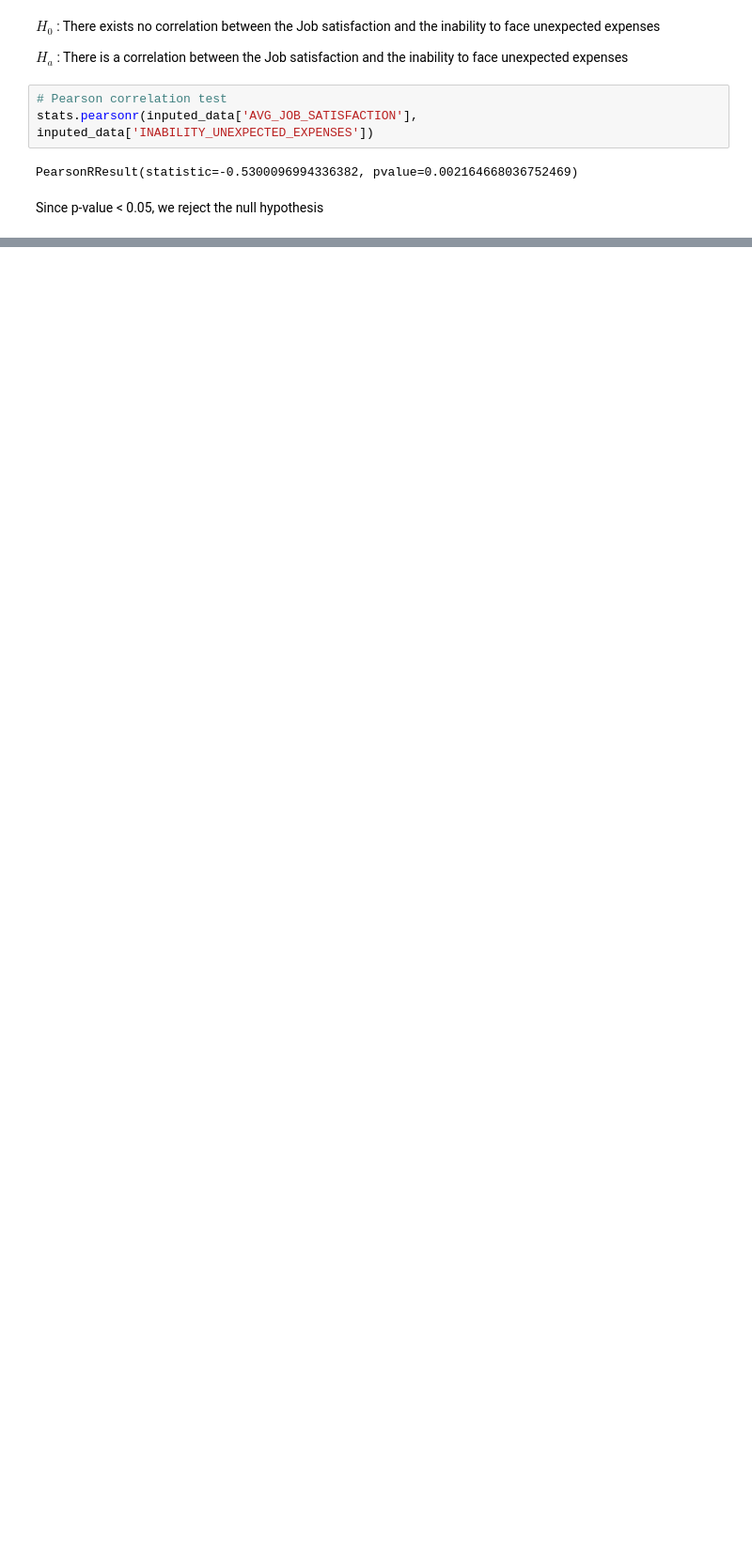
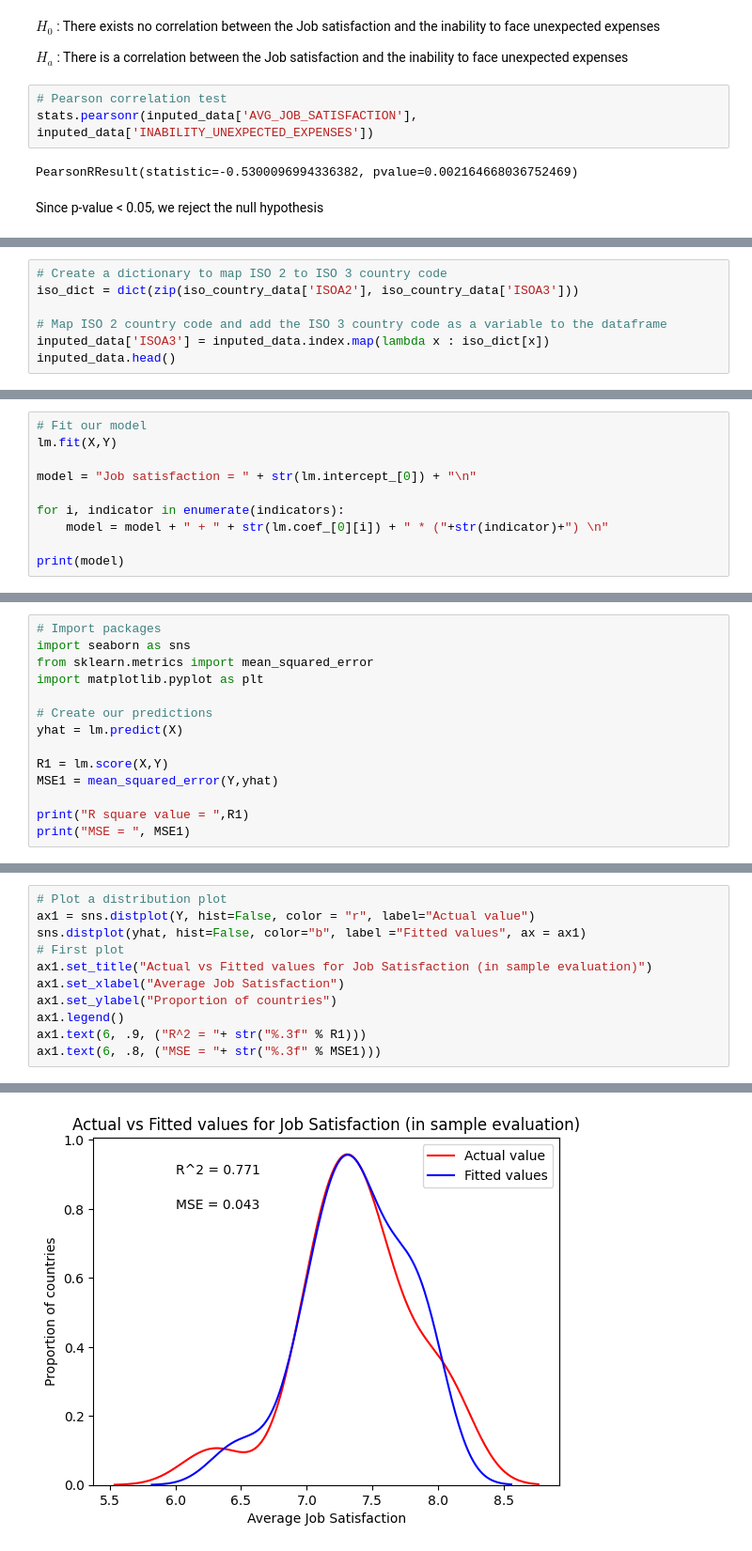
Before and after one commit to OsvaldoValdivia/P4-Job_satisfaction, a Jupyter notebook: P4-Job_satisfaction.ipynb, the cells around one changed output, grey strips where cells are left out. Shown at 94% size. Drawn from its saved outputs; the diff is of its cells as text; blank space fills up the shorter version.

Commit message:
Add plotly visuals to change and first models

```diff
--- a/P4-Job_satisfaction.ipynb
+++ b/P4-Job_satisfaction.ipynb
@@ -449,0 +564,7 @@ The figure layout has changed to tight
+# %%
+# Create a dictionary to map ISO 2 to ISO 3 country code
+iso_dict = dict(zip(iso_country_data['ISOA2'], iso_country_data['ISOA3']))
+
+# Map ISO 2 country code and add the ISO 3 country code as a variable to the dataframe
+inputed_data['ISOA3'] = inputed_data.index.map(lambda x : iso_dict[x])
+inputed_data.head()
@@ -449,0 +662,10 @@ The figure layout has changed to tight
+# %%
+# Fit our model
+lm.fit(X,Y)
+
+model = "Job satisfaction = " + str(lm.intercept_[0]) + "\n"
+
+for i, indicator in enumerate(indicators):
+    model = model + " + " + str(lm.coef_[0][i]) + " * ("+str(indicator)+") \n"
+
+print(model)
@@ -449,0 +684,14 @@ The figure layout has changed to tight
+# %%
+# Import packages
+import seaborn as sns
+from sklearn.metrics import mean_squared_error
+import matplotlib.pyplot as plt
+
+# Create our predictions
+yhat = lm.predict(X)
+
+R1 = lm.score(X,Y)
+MSE1 = mean_squared_error(Y,yhat)
+
+print("R square value = ",R1)
+print("MSE = ", MSE1)
@@ -449,0 +701,12 @@ The figure layout has changed to tight
+# %%
+# Plot a distribution plot
+ax1 = sns.distplot(Y, hist=False, color = "r", label="Actual value")
+sns.distplot(yhat, hist=False, color="b", label ="Fitted values", ax = ax1)
+# First plot
+ax1.set_title("Actual vs Fitted values for Job Satisfaction (in sample evaluation)")
+ax1.set_xlabel("Average Job Satisfaction")
+ax1.set_ylabel("Proportion of countries")
+ax1.legend()
+ax1.text(6, .9, ("R^2 = "+ str("%.3f" % R1)))
+ax1.text(6, .8, ("MSE = "+ str("%.3f" % MSE1)))
+# %% [output]
@@ -449,0 +714 @@ The figure layout has changed to tight
+[figure, added]
```
Also changed, not shown: parts of 40 cells of this notebook, 2 other files.
